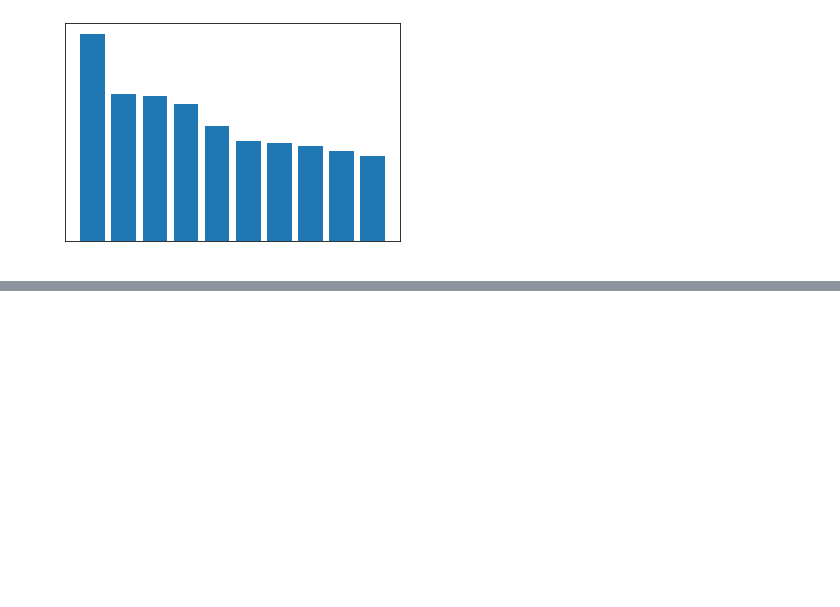
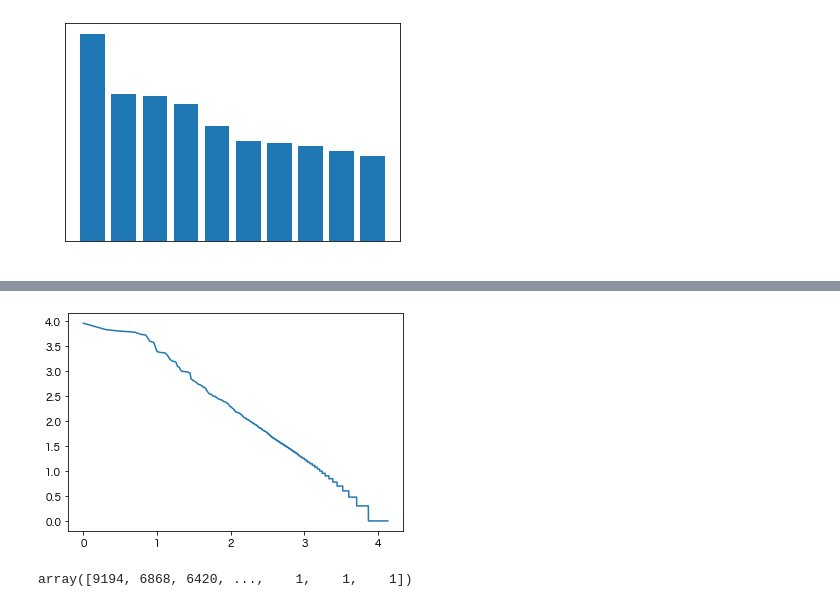
Before and after one commit to schnell1029/NLP100_2020, a Jupyter notebook: 04_形態素解析/work.ipynb, the cells around one changed output, grey strips where cells are left out. Saved outputs shown, nothing was run; the diff lists cells and outputs as text; code cells hidden in the pictures; blank space fills up the shorter version.

```diff
--- a/04_形態素解析/work.ipynb
+++ b/04_形態素解析/work.ipynb
@@ -147,0 +186,20 @@ plt.show()
+# %%
+import numpy as np
+
+ans = np.array(list(ans))
+Y = np.sort(ans)[::-1]
+X = range(1,len(ans)+1)
+
+Y = np.log10(Y)
+X = np.log10(X)
+
+fig = plt.figure()
+axes = fig.add_subplot(111)
+axes.plot(X,Y)
+plt.show()
+# %% [output]
+[figure, added]
+# %%
+Y
+# %% [output]
+array([9194, 6868, 6420, ...,    1,    1,    1])
```
Also changed, not shown: parts of 5 cells of this notebook, 2 other files.
